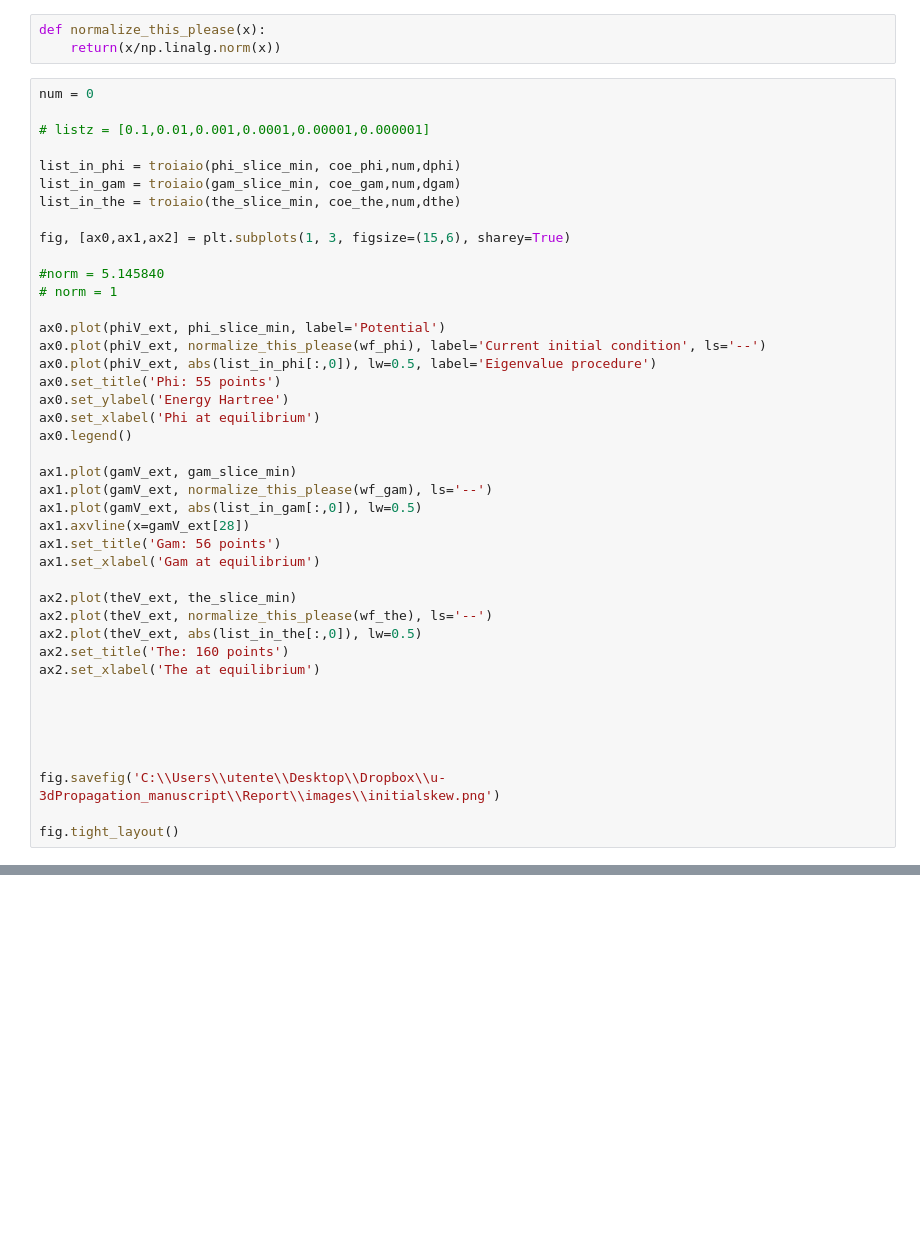
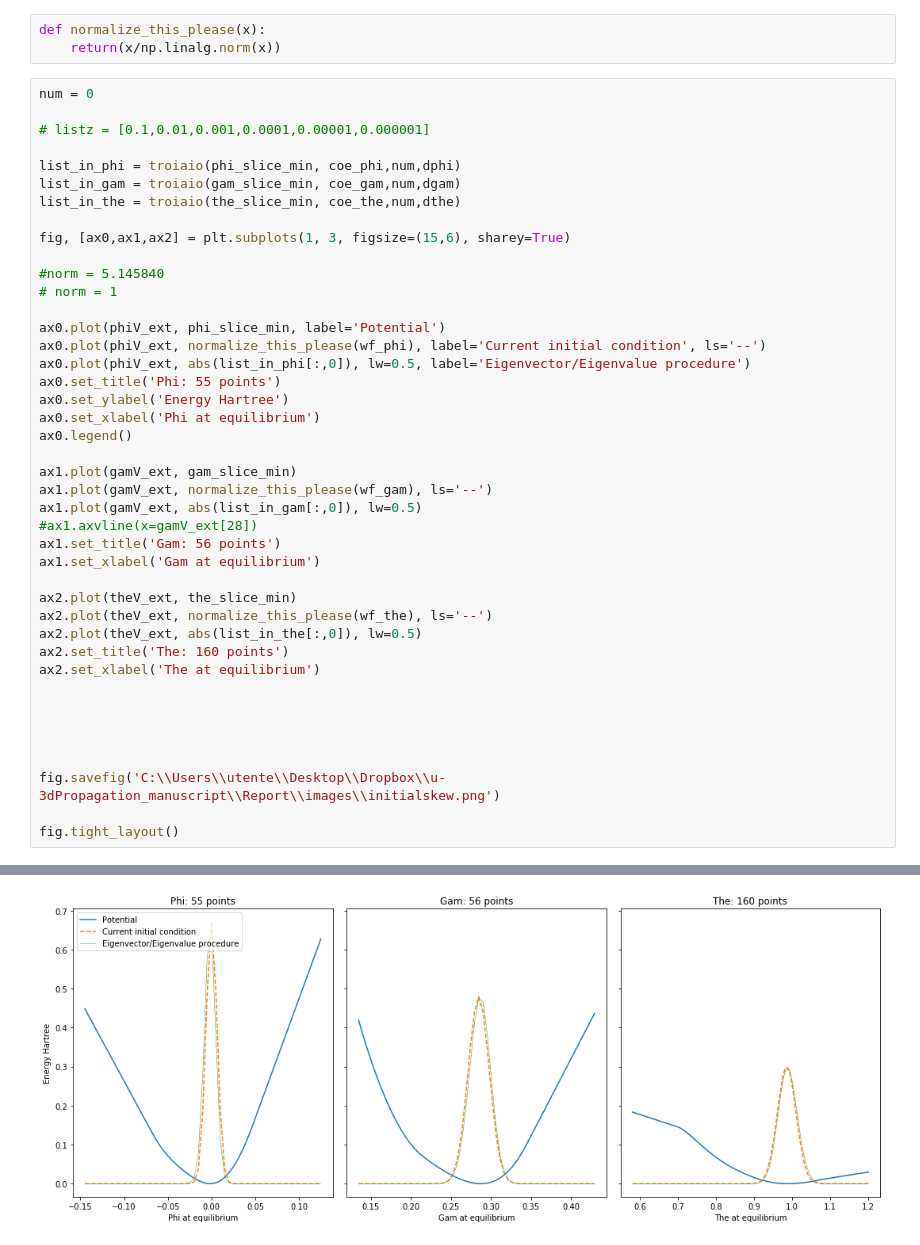
Before and after one commit to acuzzio/GridQuantumPropagator, a Jupyter notebook: Scripts/Asymmetric_initial_conditions.ipynb, the cells around one changed output, grey strips where cells are left out. Drawn from its saved outputs; the diff is of its cells as text; blank space fills up the shorter version.

```diff
--- a/Scripts/Asymmetric_initial_conditions.ipynb
+++ b/Scripts/Asymmetric_initial_conditions.ipynb
@@ -174,7 +172,7 @@ fig, [ax0,ax1,ax2] = plt.subplots(1, 3, figsize=(15,6), sharey=True)
 
 ax0.plot(phiV_ext, phi_slice_min, label='Potential')
 ax0.plot(phiV_ext, normalize_this_please(wf_phi), label='Current initial condition', ls='--')
-ax0.plot(phiV_ext, abs(list_in_phi[:,0]), lw=0.5, label='Eigenvalue procedure')
+ax0.plot(phiV_ext, abs(list_in_phi[:,0]), lw=0.5, label='Eigenvector/Eigenvalue procedure')
 ax0.set_title('Phi: 55 points')
 ax0.set_ylabel('Energy Hartree')
 ax0.set_xlabel('Phi at equilibrium')
@@ -183,7 +181,7 @@ ax0.legend()
 ax1.plot(gamV_ext, gam_slice_min)
 ax1.plot(gamV_ext, normalize_this_please(wf_gam), ls='--')
 ax1.plot(gamV_ext, abs(list_in_gam[:,0]), lw=0.5)
-ax1.axvline(x=gamV_ext[28])
+#ax1.axvline(x=gamV_ext[28])
 ax1.set_title('Gam: 56 points')
 ax1.set_xlabel('Gam at equilibrium')
 
@@ -205,0 +202 @@ fig.tight_layout()
+[figure, added]
```
Also changed, not shown: parts of 11 cells of this notebook, 1 other file.
